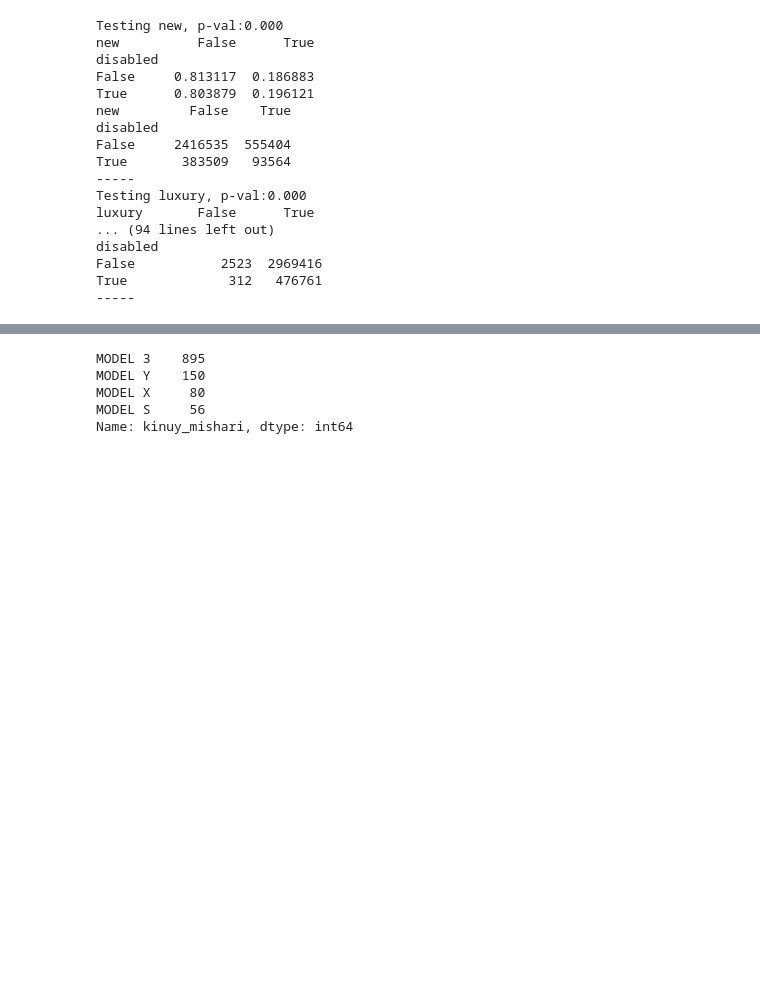
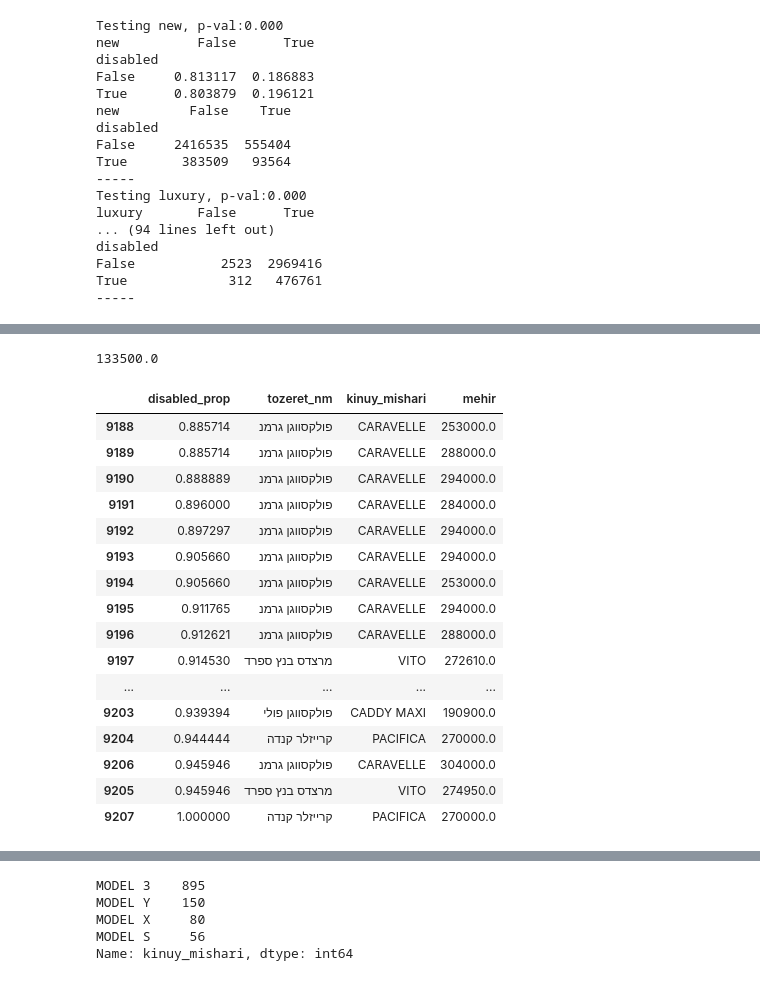
Before and after one commit to dpelleg/notebooks, a Jupyter notebook: misc/disabled_plates.ipynb, the cells around one changed output, grey strips where cells are left out. Cells and saved outputs as stored; diff of their text form; code cells hidden in the pictures; blank space fills up the shorter version.

```diff
--- a/misc/disabled_plates.ipynb
+++ b/misc/disabled_plates.ipynb
@@ -326,0 +320,37 @@ models_.query('gova > 200 and hanaa_nm == "4X4" and nefah_manoa > 2000 and mispa
+# %%
+print(df['mehir'].median())
+C='model'
+value_counts = df[C].value_counts()
+mask = (df[C].map(value_counts) > 50)
+
+bymodel=df.loc[mask].groupby(C)['disabled'].mean().sort_values()
+bymodel_ = bymodel.copy()
+
+bymodel=bymodel_.reset_index()
+bymodel.columns=['model', 'disabled_prop']
+
+bymodel=pd.merge(bymodel, prices, on='model')
+
+bymodel = pd.merge(bymodel, models, how='left', on='model')[['disabled_prop', 'tozeret_nm', 'kinuy_mishari', 'mehir']]
+# %% [output]
+133500.0
+# %%
+bymodel.sort_values(by='disabled_prop')[-20:].drop_duplicates()
+# %% [output]
+|  | disabled_prop | tozeret_nm | kinuy_mishari | mehir |
+| 9188 | 0.885714 | פולקסווגן גרמנ | CARAVELLE | 253000.0 |
+| 9189 | 0.885714 | פולקסווגן גרמנ | CARAVELLE | 288000.0 |
+| 9190 | 0.888889 | פולקסווגן גרמנ | CARAVELLE | 294000.0 |
+| 9191 | 0.896000 | פולקסווגן גרמנ | CARAVELLE | 284000.0 |
+| 9192 | 0.897297 | פולקסווגן גרמנ | CARAVELLE | 294000.0 |
+| 9193 | 0.905660 | פולקסווגן גרמנ | CARAVELLE | 294000.0 |
+| 9194 | 0.905660 | פולקסווגן גרמנ | CARAVELLE | 253000.0 |
+| 9195 | 0.911765 | פולקסווגן גרמנ | CARAVELLE | 294000.0 |
+| 9196 | 0.912621 | פולקסווגן גרמנ | CARAVELLE | 288000.0 |
+| 9197 | 0.914530 | מרצדס בנץ ספרד | VITO | 272610.0 |
+| ... | ... | ... | ... | ... |
+| 9203 | 0.939394 | פולקסווגן פולי | CADDY MAXI | 190900.0 |
+| 9204 | 0.944444 | קרייזלר קנדה | PACIFICA | 270000.0 |
+| 9206 | 0.945946 | פולקסווגן גרמנ | CARAVELLE | 304000.0 |
+| 9205 | 0.945946 | מרצדס בנץ ספרד | VITO | 274950.0 |
+| 9207 | 1.000000 | קרייזלר קנדה | PACIFICA | 270000.0 |
```
Also changed, not shown: parts of 22 cells of this notebook, 3 other files.
